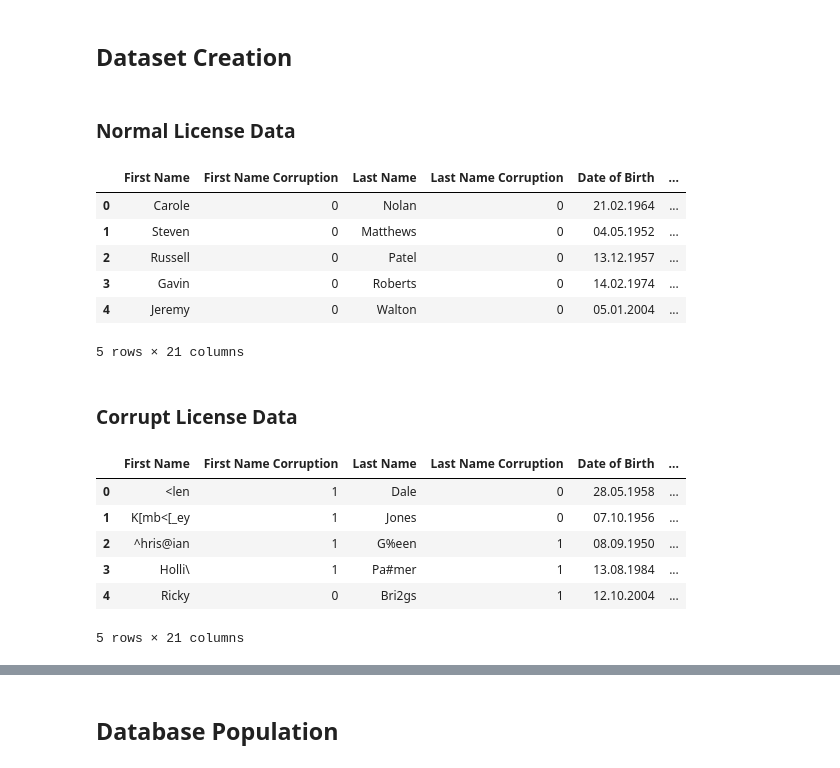
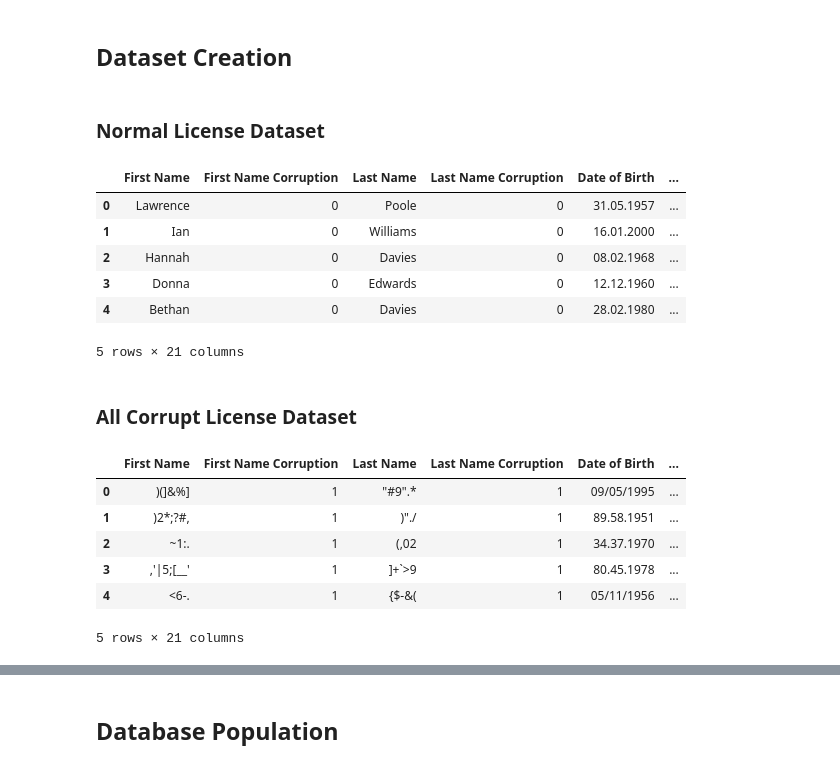
Before and after one commit to AatishDA1/PracticeSDProject, a Jupyter notebook: SyntheticData/DataExport/license_df_mySQL_v2.ipynb, the cells around one changed output, grey strips where cells are left out. Cells and saved outputs as stored; diff of their text form; code cells hidden in the pictures.

Commit message:
Added More Datasets

```diff
--- a/SyntheticData/DataExport/license_df_mySQL_v2.ipynb
+++ b/SyntheticData/DataExport/license_df_mySQL_v2.ipynb
@@ -134,34 +134,34 @@ mydb.close()
 # %% [markdown]
 ## Dataset Creation
 # %% [markdown]
-### Normal License Data
+### Normal License Dataset
 # %%
 # Creating a normal dataset.
-normal_dataset = License.generate_dataset(1000)
+normal_dataset = License.generate_dataset(100)
 normal_dataset = Validate.validate(normal_dataset)
 normal_dataset["Dataset"] = "normal_dataset"
 normal_dataset.head()
 # %% [output]
 |  | First Name | First Name Corruption | Last Name | Last Name Corruption | Date of Birth | ... |
-| 0 | Carole | 0 | Nolan | 0 | 21.02.1964 | ... |
-| 1 | Steven | 0 | Matthews | 0 | 04.05.1952 | ... |
-| 2 | Russell | 0 | Patel | 0 | 13.12.1957 | ... |
-| 3 | Gavin | 0 | Roberts | 0 | 14.02.1974 | ... |
-| 4 | Jeremy | 0 | Walton | 0 | 05.01.2004 | ... |
+| 0 | Lawrence | 0 | Poole | 0 | 31.05.1957 | ... |
+| 1 | Ian | 0 | Williams | 0 | 16.01.2000 | ... |
+| 2 | Hannah | 0 | Davies | 0 | 08.02.1968 | ... |
+| 3 | Donna | 0 | Edwards | 0 | 12.12.1960 | ... |
+| 4 | Bethan | 0 | Davies | 0 | 28.02.1980 | ... |
 5 rows × 21 columns
 # %% [markdown]
-### Corrupt License Data
+### All Corrupt License Dataset
 # %%
-# Creating a dataset with corrupt entries.
-all_corrupt_dataset = Corrupt.introduce_corruptions(License.generate_dataset(1000), 0.2)
+# Creating a dataset with only corrupt entries.
+all_corrupt_dataset = Corrupt.introduce_corruptions(License.generate_dataset(100), 1)
 all_corrupt_dataset = Validate.validate(all_corrupt_dataset)
 all_corrupt_dataset["Dataset"] = "all_corrupt_dataset"
 all_corrupt_dataset.head()
 # %% [output]
 |  | First Name | First Name Corruption | Last Name | Last Name Corruption | Date of Birth | ... |
-| 0 | <len | 1 | Dale | 0 | 28.05.1958 | ... |
-| 1 | K[mb<[_ey | 1 | Jones | 0 | 07.10.1956 | ... |
-| 2 | ^hris@ian | 1 | G%een | 1 | 08.09.1950 | ... |
-| 3 | Holli\ | 1 | Pa#mer | 1 | 13.08.1984 | ... |
-| 4 | Ricky | 0 | Bri2gs | 1 | 12.10.2004 | ... |
+| 0 | )(]&%] | 1 | "#9".* | 1 | 09/05/1995 | ... |
+| 1 | )2*;?#, | 1 | )"./ | 1 | 89.58.1951 | ... |
+| 2 | ~1:. | 1 | (,02 | 1 | 34.37.1970 | ... |
+| 3 | ,'|5;[__' | 1 | ]+`>9 | 1 | 80.45.1978 | ... |
+| 4 | <6-. | 1 | {$-&( | 1 | 05/11/1956 | ... |
 5 rows × 21 columns
```
Also changed, not shown: parts of 12 cells of this notebook.
